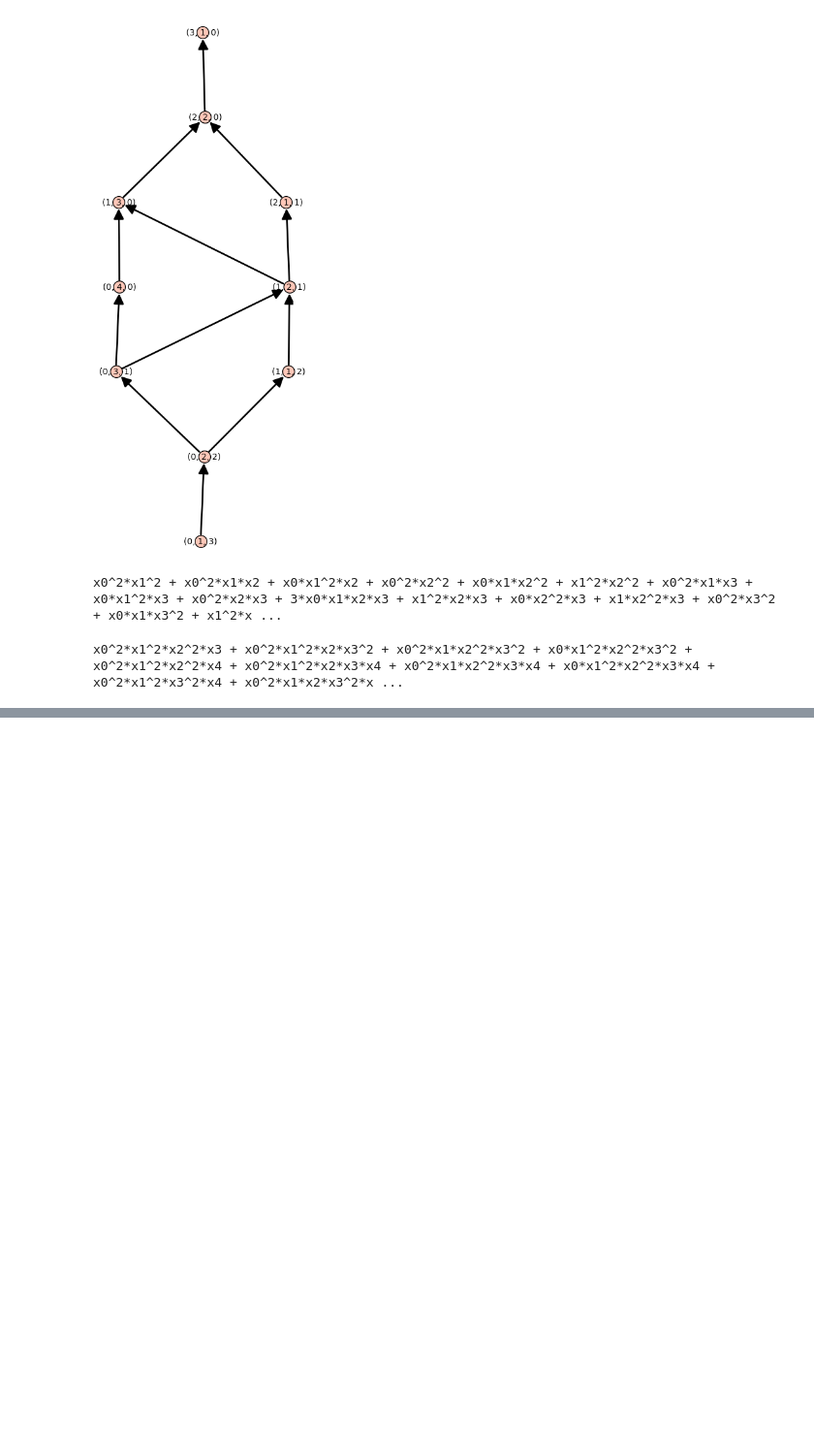
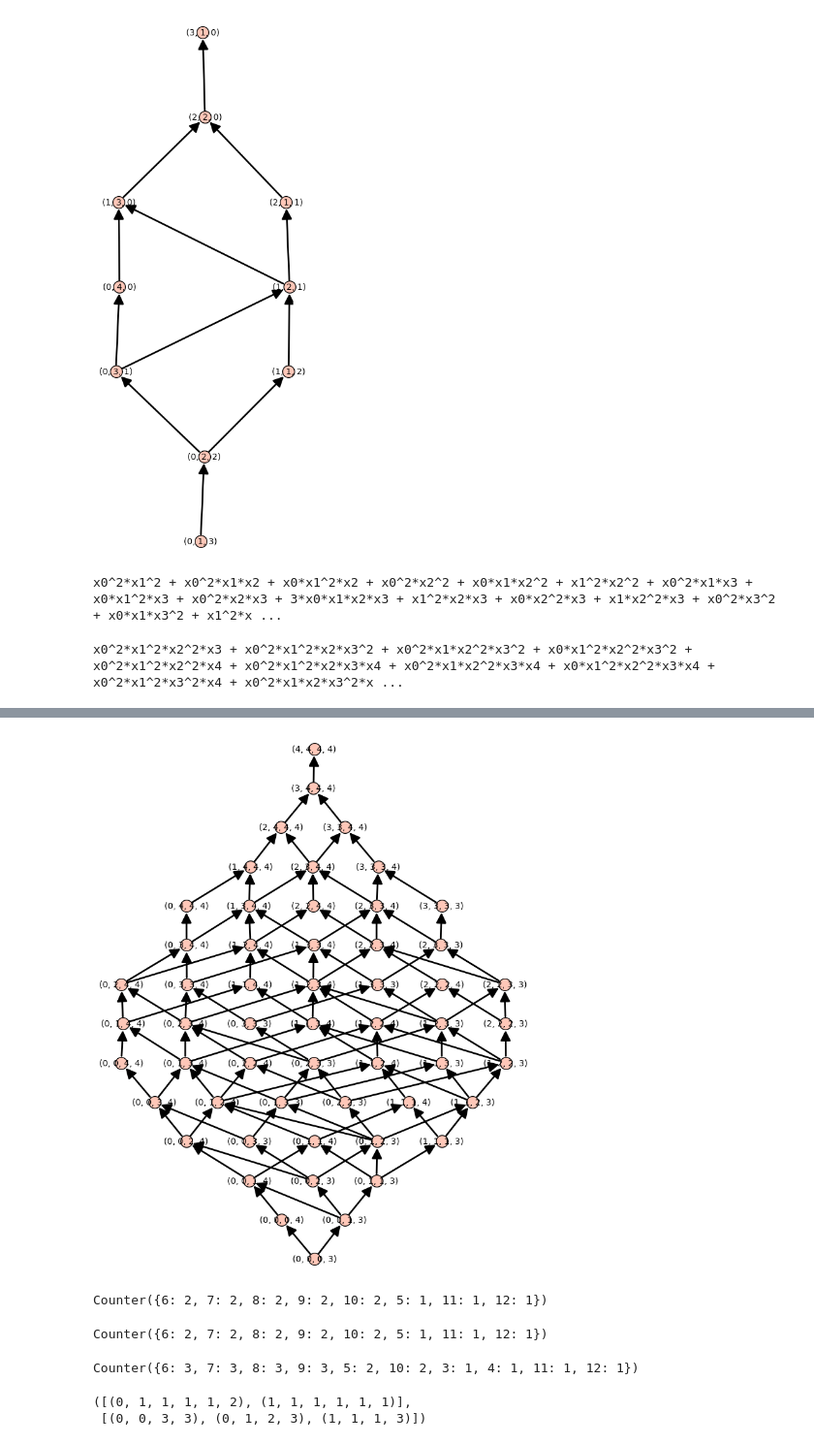
Before and after one commit to gyp2438/plethysm, a Jupyter notebook: Plethysme-2.ipynb, the cells around one changed output, grey strips where cells are left out. Shown at 97% size. Drawn from its saved outputs; the diff is of its cells as text; code cells hidden in the pictures; blank space fills up the shorter version.

```diff
--- a/Plethysme-2.ipynb
+++ b/Plethysme-2.ipynb
@@ -248,0 +295,8 @@ x0^2*x1^2*x2^2*x3 + x0^2*x1^2*x2*x3^2 + x0^2*x1*x2^2*x3^2 + x0*x1^2*x2^2*x3^2 +
+# %%
+#for h_bc, we have to consider the set T where the lattice path lies outsisde of a x c box.
+T = []
+for v in h_bc:
+    for i in range(len(v)):
+        if v[i] > a:
+            T.append(v)
+            break
@@ -248,0 +341,22 @@ x0^2*x1^2*x2^2*x3 + x0^2*x1^2*x2*x3^2 + x0^2*x1*x2^2*x3^2 + x0*x1^2*x2^2*x3^2 +
+# %%
+ Poset((T,cover_lattice)).show(figsize=12)
+# %% [output]
+[figure, added]
+# %%
+S_size=[]
+for v in S:
+    S_size.append(sum(v))
+Counter(S_size)
+# %% [output]
+Counter({6: 2, 7: 2, 8: 2, 9: 2, 10: 2, 5: 1, 11: 1, 12: 1})
+# %%
+Counter(S_size)
+# %% [output]
+Counter({6: 2, 7: 2, 8: 2, 9: 2, 10: 2, 5: 1, 11: 1, 12: 1})
+# %%
+T_size=[]
+for v in T:
+    T_size.append(sum(v))
+Counter(T_size)
+# %% [output]
+Counter({6: 3, 7: 3, 8: 3, 9: 3, 5: 2, 10: 2, 3: 1, 4: 1, 11: 1, 12: 1})
@@ -248,0 +379,5 @@ x0^2*x1^2*x2^2*x3 + x0^2*x1^2*x2*x3^2 + x0^2*x1*x2^2*x3^2 + x0*x1^2*x2^2*x3^2 +
+# %%
+[S[i] for i in ind_S],[T[i] for i in ind_T]
+# %% [output]
+([(0, 1, 1, 1, 1, 2), (1, 1, 1, 1, 1, 1)],
+ [(0, 0, 3, 3), (0, 1, 2, 3), (1, 1, 1, 3)])
```
Also changed, not shown: parts of 32 cells of this notebook, 1 other file.
